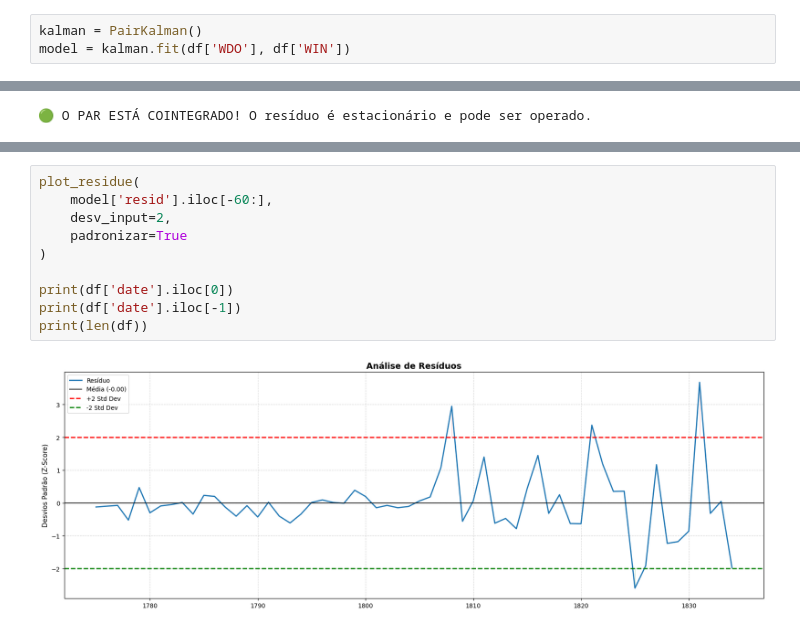
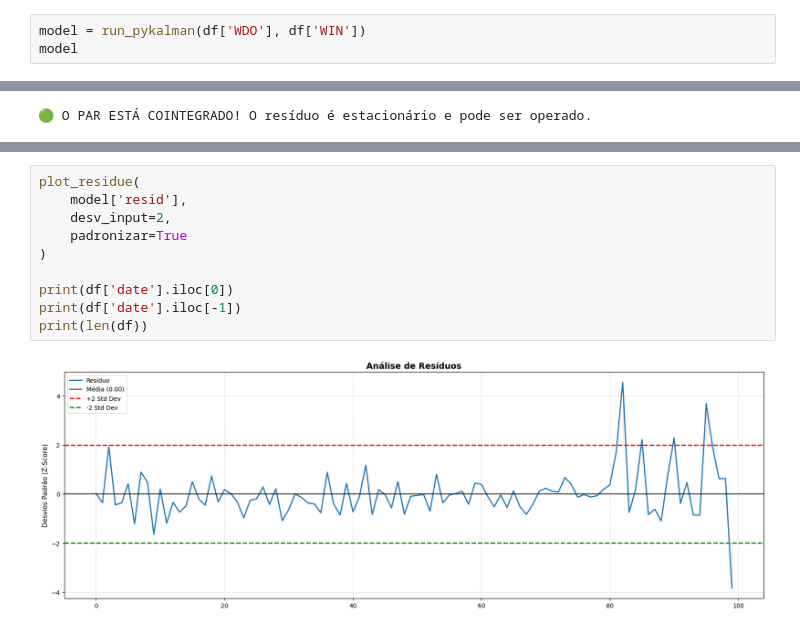
Before and after one commit to andreolvgomes/botquant, a Jupyter notebook: lab/funcoes.ipynb, the cells around one changed output, grey strips where cells are left out. Cells and saved outputs as stored; diff of their text form.

```diff
--- a/lab/funcoes.ipynb
+++ b/lab/funcoes.ipynb
@@ -433,5 +445,5 @@ beta = model.params["x"]
 alpha = model.params["const"]
 residuo = model.resid
 # %%
-kalman = PairKalman()
-model = kalman.fit(df['WDO'], df['WIN'])
+model = run_pykalman(df['WDO'], df['WIN'])
+model
@@ -511,12 +536,12 @@ else:
 # %%
 plot_residue(
-    model['resid'].iloc[-60:],
+    model['resid'],
     desv_input=2,
     padronizar=True
 )
 
 print(df['date'].iloc[0])
 print(df['date'].iloc[-1])
 print(len(df))
 # %% [output]
-[figure, old version]
+[figure, new version]
```
Also changed, not shown: parts of 11 cells of this notebook.
